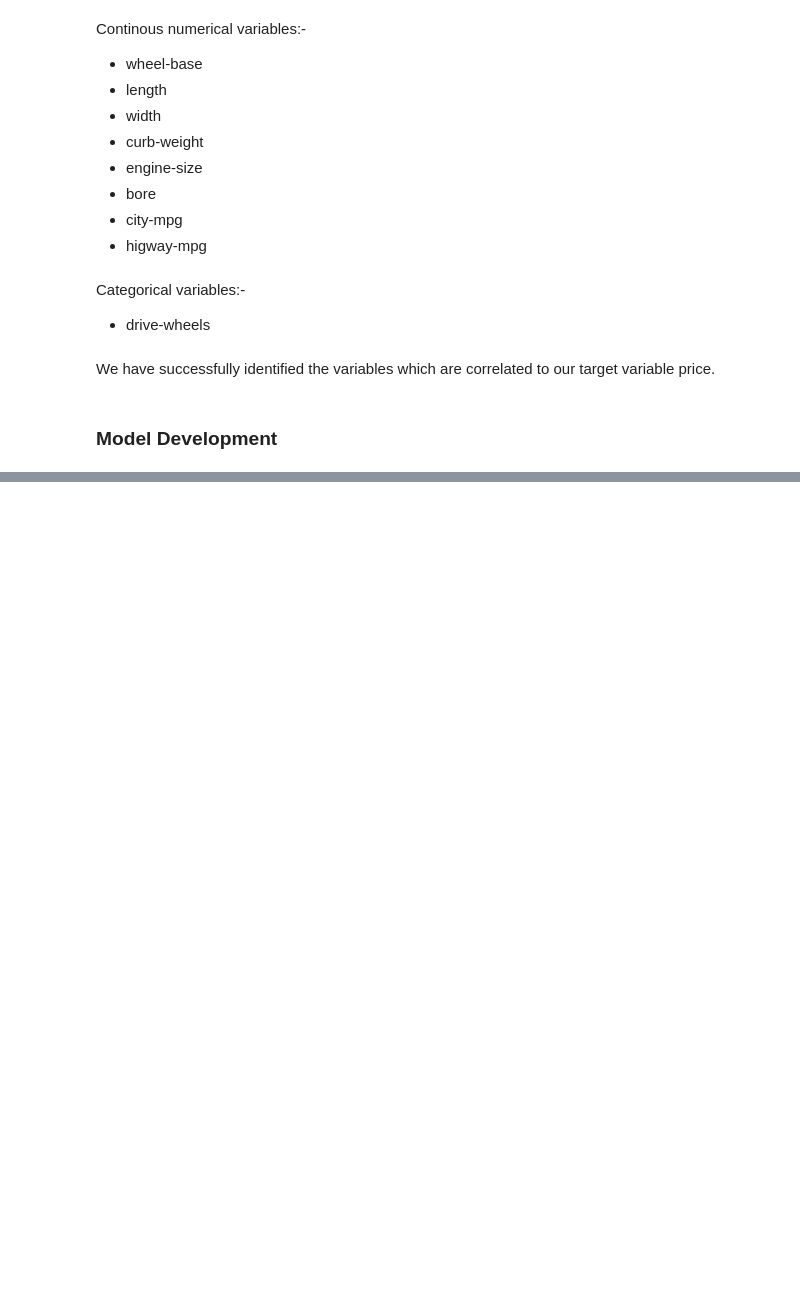
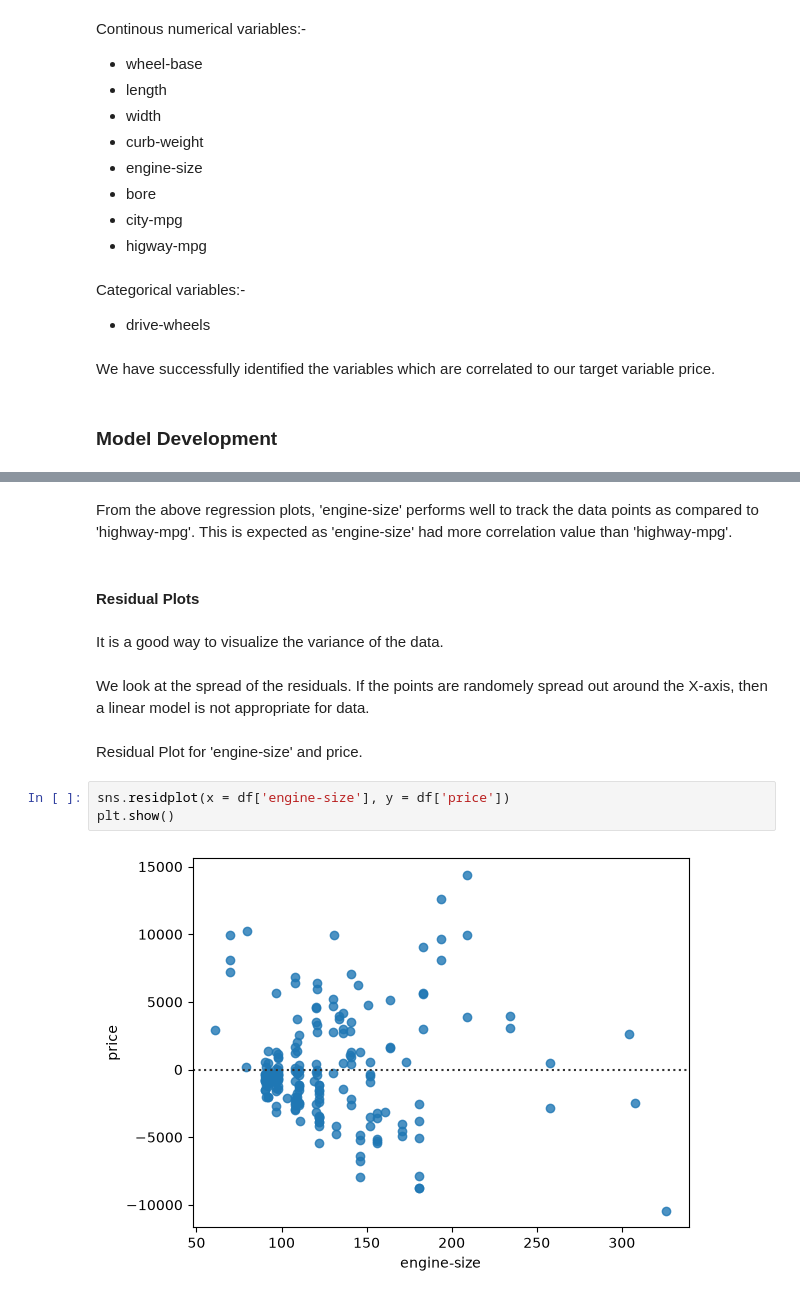
Before and after one commit to Sudhanshu-011/car-price-prediction-ml, a Jupyter notebook: carPricePredict.ipynb, the cells around one changed output, grey strips where cells are left out. Saved outputs shown, nothing was run; the diff lists cells and outputs as text; blank space fills up the shorter version.

```diff
--- a/carPricePredict.ipynb
+++ b/carPricePredict.ipynb
@@ -827,0 +1019,15 @@ We have successfully identified the variables which are correlated to our target
+# %% [markdown]
+From the above regression plots, 'engine-size' performs well to track the data points as compared to 'highway-mpg'. This is expected as 'engine-size' had more correlation value than 'highway-mpg'.
+# %% [markdown]
+#### Residual Plots
+# %% [markdown]
+It is a good way to visualize the variance of the data.
+# %% [markdown]
+We look at the spread of the residuals. If the points are randomely spread out around the X-axis, then a linear model is not appropriate for data.
+# %% [markdown]
+Residual Plot for 'engine-size' and price.
+# %%
+sns.residplot(x = df['engine-size'], y = df['price'])
+plt.show()
+# %% [output]
+[figure, added]
```
Also changed, not shown: parts of 108 cells of this notebook.
